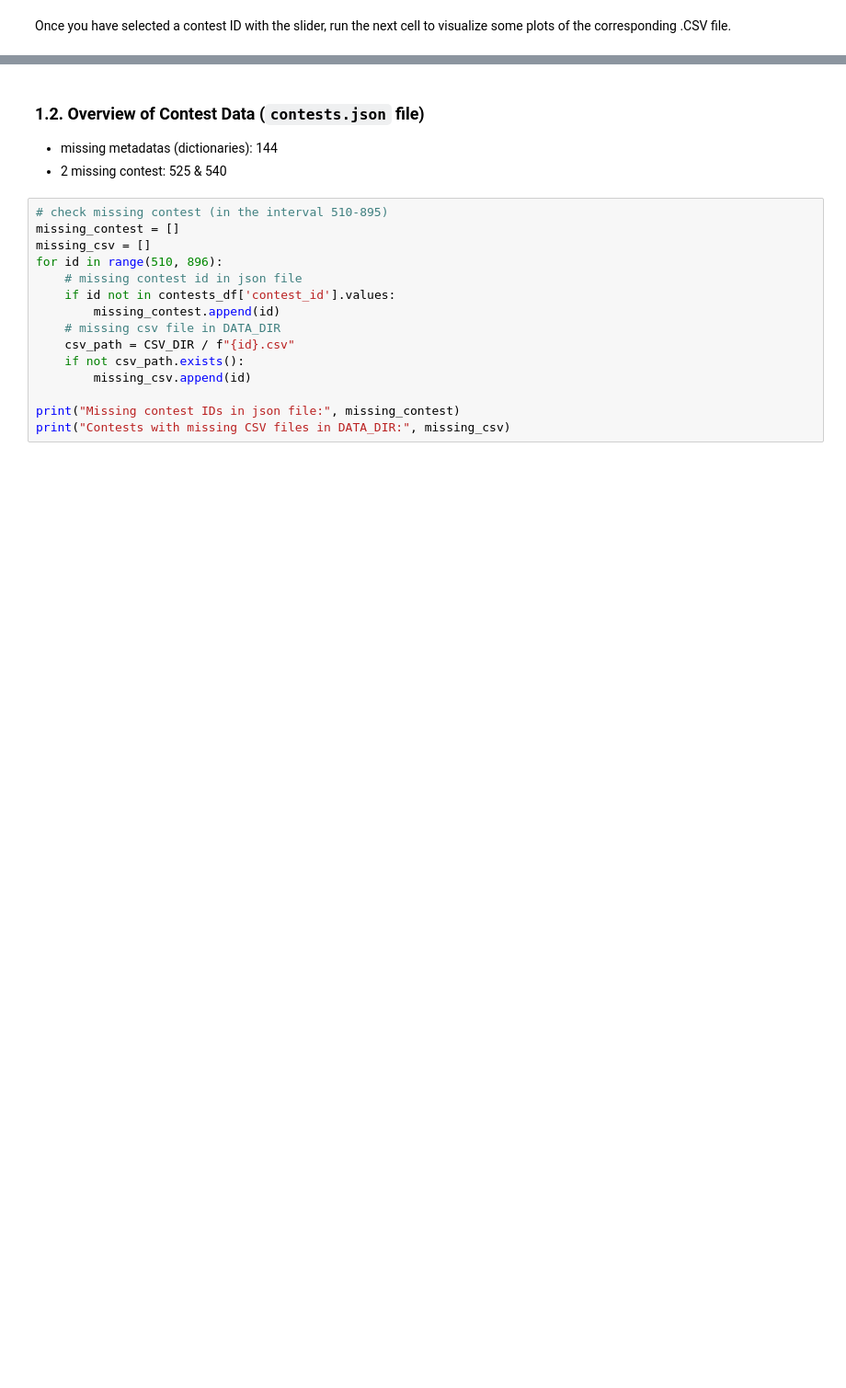
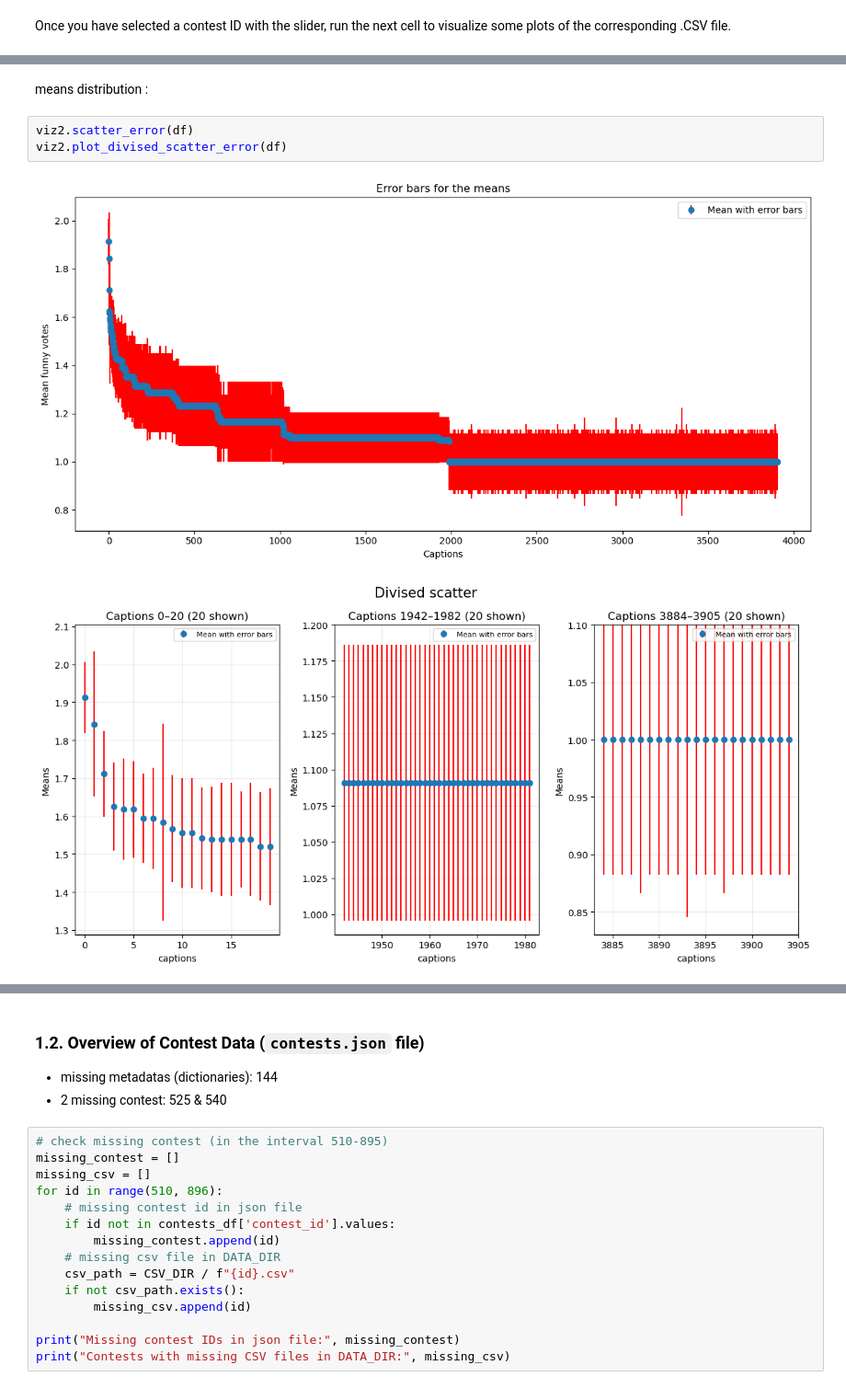
Before and after one commit to epfl-ada/ada-2025-project-json-derulo, a Jupyter notebook: src/Milestone_P2/Milestone_P2.ipynb, the cells around one changed output, grey strips where cells are left out. Shown at 92% size. Saved outputs shown, nothing was run; the diff lists cells and outputs as text; blank space fills up the shorter version.

```diff
--- a/src/Milestone_P2/Milestone_P2.ipynb
+++ b/src/Milestone_P2/Milestone_P2.ipynb
@@ -221,0 +262,8 @@ print(contests_df.count())
+# %% [markdown]
+means distribution :
+# %%
+viz2.scatter_error(df)
+viz2.plot_divised_scatter_error(df)
+# %% [output]
+[figure, added]
+[figure, added]
```
Also changed, not shown: parts of 20 cells of this notebook, 1 other file.
